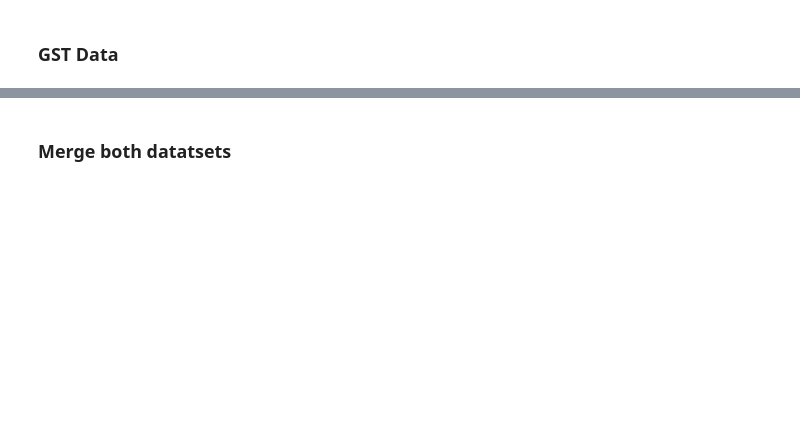
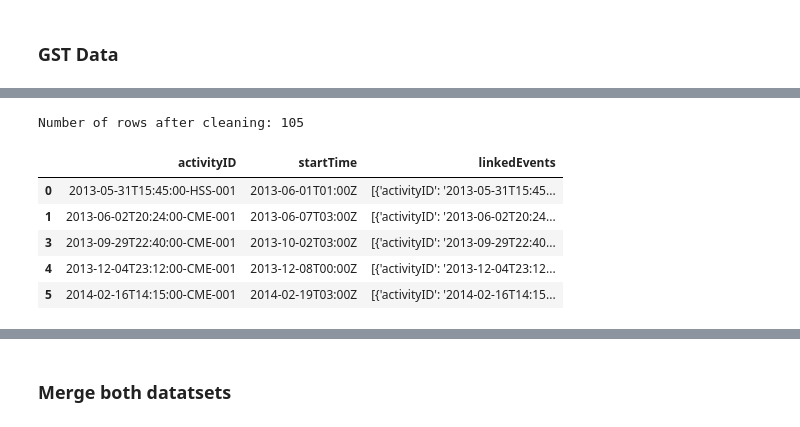
Before and after one commit to Armand57araujo/data-sourcing-challenge, a Jupyter notebook: retrieve_data.ipynb, the cells around one changed output, grey strips where cells are left out. Drawn from its saved outputs; the diff is of its cells as text; code cells hidden in the pictures; blank space fills up the shorter version.

```diff
--- a/retrieve_data.ipynb
+++ b/retrieve_data.ipynb
@@ -212,6 +355,25 @@ gst_df.head()
 # %%
 # Notice that the linkedEvents column allows us to identify the corresponding CME
 # Remove rows with missing 'linkedEvents' since we won't be able to assign these to CME
+
+# Remove rows where 'linkedEvents' is missing or empty
+gst_df_cleaned = gst_df[gst_df['linkedEvents'].apply(lambda x: len(x) > 0 if isinstance(x, list) else False)]
+
+# Display the cleaned DataFrame
+
+
+# Verify the shape of the cleaned DataFrame
+print(f"Number of rows after cleaning: {gst_df_cleaned.shape[0]}")
+
+gst_df_cleaned.head()
+# %% [output]
+Number of rows after cleaning: 105
+|  | activityID | startTime | linkedEvents |
+| 0 | 2013-05-31T15:45:00-HSS-001 | 2013-06-01T01:00Z | [{'activityID': '2013-05-31T15:45... |
+| 1 | 2013-06-02T20:24:00-CME-001 | 2013-06-07T03:00Z | [{'activityID': '2013-06-02T20:24... |
+| 3 | 2013-09-29T22:40:00-CME-001 | 2013-10-02T03:00Z | [{'activityID': '2013-09-29T22:40... |
+| 4 | 2013-12-04T23:12:00-CME-001 | 2013-12-08T00:00Z | [{'activityID': '2013-12-04T23:12... |
+| 5 | 2014-02-16T14:15:00-CME-001 | 2014-02-19T03:00Z | [{'activityID': '2014-02-16T14:15... |
 # %%
 # Notice that the linkedEvents sometimes contains multiple events per row
 # Use the explode method to ensure that each row is one element. Ensure to reset the index and drop missing values.
```
Also changed, not shown: parts of 30 cells of this notebook.
